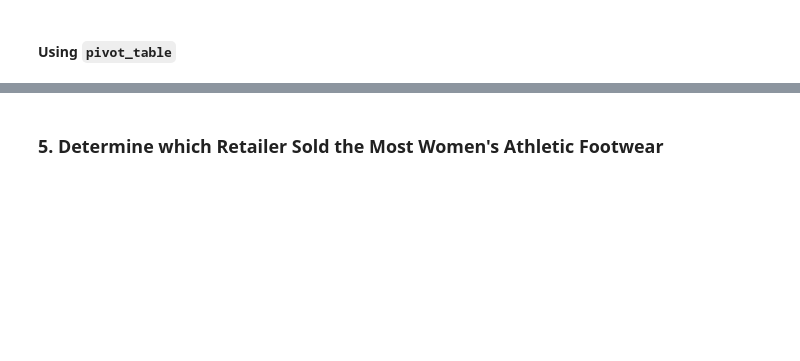
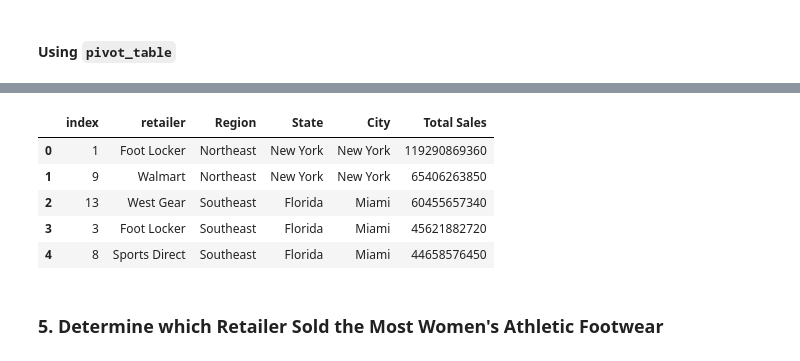
Before and after one commit to inCloset/athletic_sales_analysis, a Jupyter notebook: athletic_sales_analysis.ipynb, the cells around one changed output, grey strips where cells are left out. Saved outputs shown, nothing was run; the diff lists cells and outputs as text; code cells hidden in the pictures; blank space fills up the shorter version.

```diff
--- a/athletic_sales_analysis.ipynb
+++ b/athletic_sales_analysis.ipynb
@@ -322,3 +327,33 @@ consolidate_sales_info.head()
+# %%
+# Show the total sales for the products sold for each retailer, region, state, and city.
+prod_sales_pivot_2020 = c_yrs_df.pivot_table(
+    index=['retailer_2020', 'region_2020', 'state_2020', 'city_2020'],
+    values='total_sales_2020',
+    aggfunc='sum'
+).rename(columns={'total_sales_2020': 'Total Sales'}).reset_index()
+
+prod_sales_pivot_2021 = c_yrs_df.pivot_table(
+    index=['retailer_2021','region_2021', 'state_2021', 'city_2021'],
+    values='total_sales_2021',
+    aggfunc='sum'
+).rename(columns={'total_sales_2021': 'Total Sales'}).reset_index()
+
+prod_sales_pivot_2020 = prod_sales_pivot_2020.rename(columns={'retailer_2020':'retailer', 'region_2020': 'Region', 'state_2020': 'State', 'city_2020': 'City'})
+prod_sales_pivot_2021 = prod_sales_pivot_2021.rename(columns={'retailer_2021':'retailer', 'region_2021': 'Region', 'state_2021': 'State', 'city_2021': 'City'})
+consolidate_pivot_sales_info =  pd.concat([prod_sales_pivot_2020,prod_sales_pivot_2021], ignore_index=True)
+consolidate_pivot_sales_info = consolidate_pivot_sales_info.sort_values(by='Total Sales', ascending=False).reset_index()
+# Show the top 5 results.
+consolidate_pivot_sales_info.head()
+
+
+# Show the top 5 results.
+# %% [output]
+|  | index | retailer | Region | State | City | Total Sales |
+| 0 | 1 | Foot Locker | Northeast | New York | New York | 119290869360 |
+| 1 | 9 | Walmart | Northeast | New York | New York | 65406263850 |
+| 2 | 13 | West Gear | Southeast | Florida | Miami | 60455657340 |
+| 3 | 3 | Foot Locker | Southeast | Florida | Miami | 45621882720 |
+| 4 | 8 | Sports Direct | Southeast | Florida | Miami | 44658576450 |
 # %% [markdown]
 ### 5. Determine which Retailer Sold the Most Women's Athletic Footwear
 # %%
```
Also changed, not shown: parts of 15 cells of this notebook.
